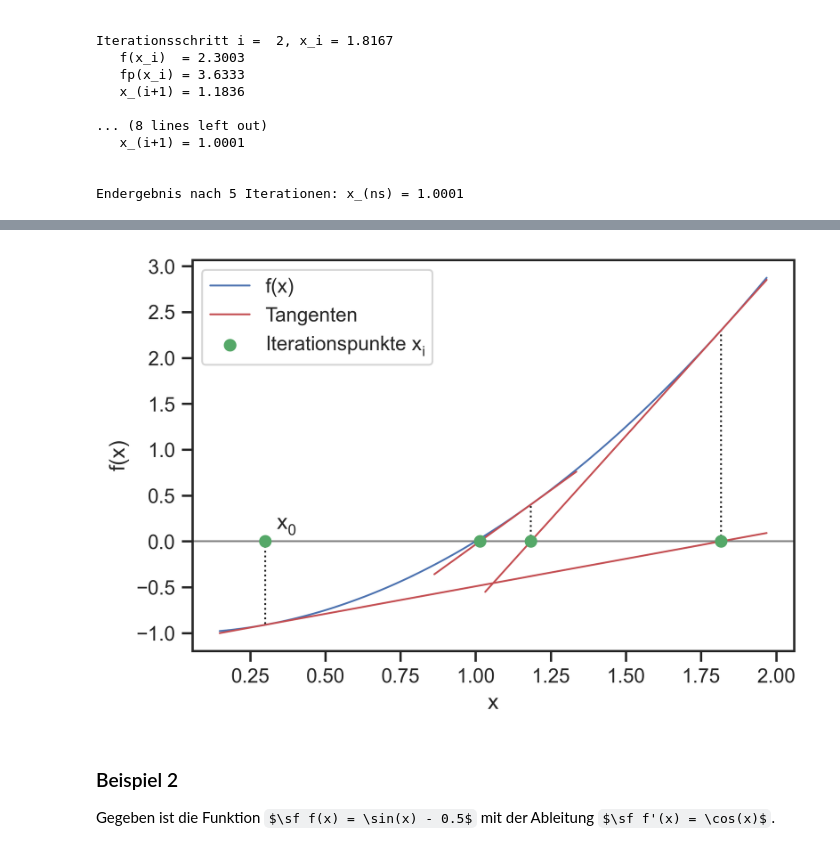
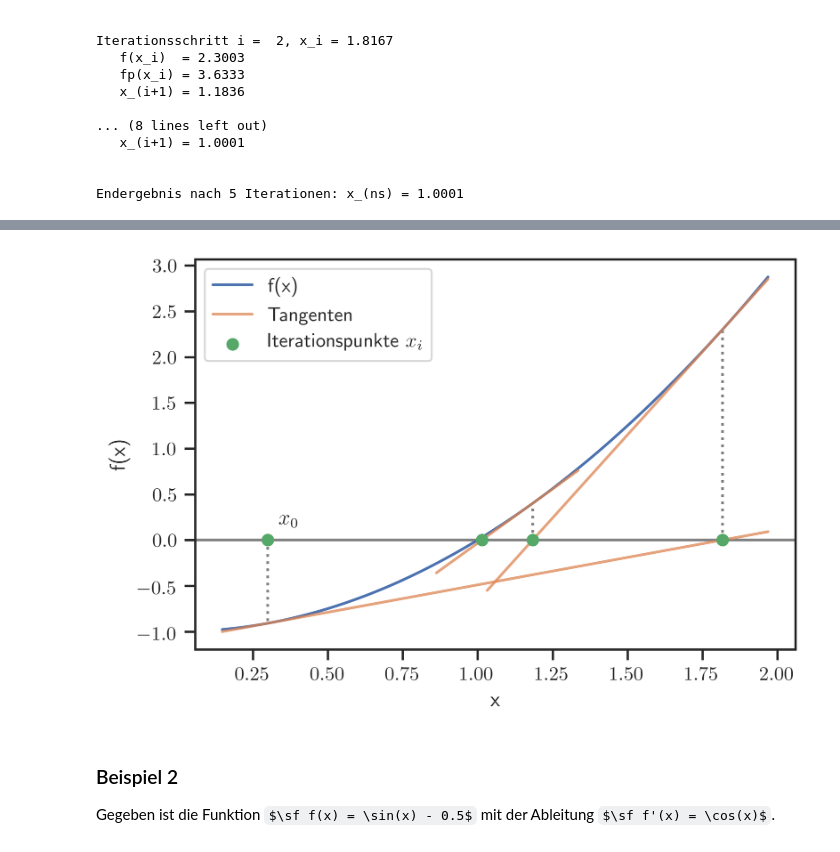
Before and after one commit to lu-kas/Vorlesung_Ingenieurinformatik, a Jupyter notebook: Content/Script/01_computer/023_numerische_algorithmen.ipynb, the cells around one changed output, grey strips where cells are left out. Drawn from its saved outputs; the diff is of its cells as text; code cells hidden in the pictures; some formulas as TeX source.

```diff
--- a/Content/Script/01_computer/023_numerische_algorithmen.ipynb
+++ b/Content/Script/01_computer/023_numerische_algorithmen.ipynb
@@ -1,17 +1,23 @@
 # %%
-import matplotlib as mpl
-mpl.rcParams['figure.dpi'] = 400
+import matplotlib.pyplot as plt
+# params = {'mathtext.default': 'regular' }
+params = {'text.usetex': True, 'font.family': 'sans-serif', 'figure.dpi': 400}
+plt.rcParams.update(params)
 
-import matplotlib.pyplot as plt
-params = {'mathtext.default': 'regular' }
-plt.rcParams.update(params)
+# plt.rcParams['text.latex.preamble'] = [
+#        r'\usepackage{siunitx}',   # i need upright \micro symbols, but you need...
+#        r'\sisetup{detect-all}',   # ...this to force siunitx to actually use your fonts
+#        r'\usepackage{helvet}',    # set the normal font here
+#        r'\usepackage{sansmath}',  # load up the sansmath so that math -> helvet
+#        r'\sansmath'               # <- tricky! -- gotta actually tell tex to use!
+# ]
 
 import numpy as np
 import seaborn as sns
 sns.set()
 #sns.set(style="whitegrid")
 sns.set_style('ticks')
-sns.set_context("notebook", font_scale=1.0, rc={"lines.linewidth": 1.0})
+sns.set_context("notebook", font_scale=1.0, rc={"lines.linewidth": 1.5})
 # %% [markdown]
 # Numerische Algorithmen
 # %% [markdown]
@@ -89,52 +146,44 @@ Endergebnis nach 5 Iterationen: x_(ns) = 1.0001
 # %%
-x_start = np.min(xi)
-x_end = np.max(xi)
+n_max = 3
+first = True
 
-x_d = x_end - x_start
-
-x_start -= 0.1 * x_d
-x_end += 0.1 * x_d
-
-xarr = np.linspace(x_start, x_end, 100)
-
-plt.plot(xarr, f(xarr), label='f(x)')
+plt.plot(xarr, f(xarr), label='f(x)', c='C0')
 plt.axhline(0, c='grey', zorder=0)
 plt.xlabel('x')
 plt.ylabel('f(x)')
 
-y_d = np.max(f(xarr)) - np.min(f(xarr))
-
-n_max = 3
-first = True
 for i in range(n_max):
     x = xi[i]
     xn = xi[i+1]
-    plt.scatter(x, 0, c='C2', label='Iterationspunkte $x_i$' if first else None, zorder=3)
-    plt.vlines(x, 0, f(x), ls=':', zorder=0)
+    c = 'C1'
+    a = 1.0
+    plt.scatter(x, 0, c='C2', alpha=a, label='Iterationspunkte $x_i$' if first else None, zorder=3)
+    plt.vlines(x, 0, f(x), color='grey', ls=':', zorder=0, alpha=a)
     if x > xn:
         x_t1 = xn - 0.1*x_d
         x_t2 = x + 0.1*x_d
         y_t1 = - 0.1*x_d * fp(x)
         y_t2 = f(x) + 0.1*x_d * fp(x)
     else:
         x_t2 = xn + 0.1*x_d
         x_t1 = x - 0.1*x_d
         y_t2 = 0.1*x_d * fp(x)
         y_t1 = f(x) - 0.1*x_d * fp(x)
 
-#     plt.plot([x, xn], [f(x), 0], c='C3')
-    plt.plot([x_t1, x_t2], [y_t1, y_t2], c='C3', label='Tangenten' if first else None)
-
+    plt.plot([x_t1, x_t2], [y_t1, y_t2], c=c, alpha=0.75, label='Tangenten' if first else None)
+    if i == n_max:
+        plt.scatter(xn, 0, c='C4', zorder=3)
     first = False
 
 text_y = 0.035 * y_d
 plt.text(xi[0]+0.025*x_d, text_y, '$x_0$')
 plt.scatter(xi[n_max], 0, c='C2', zorder=3)
 # plt.text(xi[n_max], 0.035 * y_d, 'x_{}'.format(n_max))
 plt.legend()
 plt.savefig('bilder/newton_bsp1.png')
+plt.show()
 # %% [output]
-[figure, old version]
+[figure, new version]
 # %% [markdown]
 ### Beispiel 2
 
```
Also changed, not shown: parts of 3 cells of this notebook, 11 other files.
